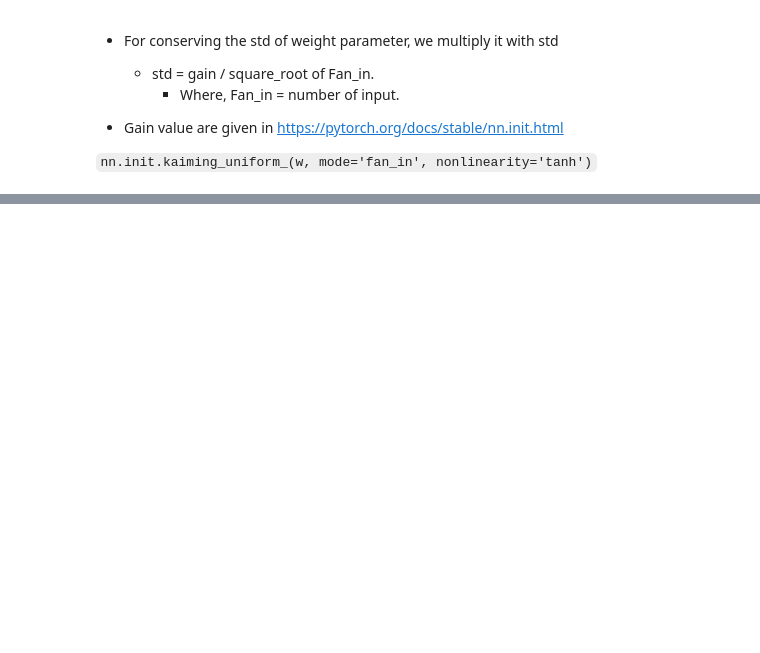
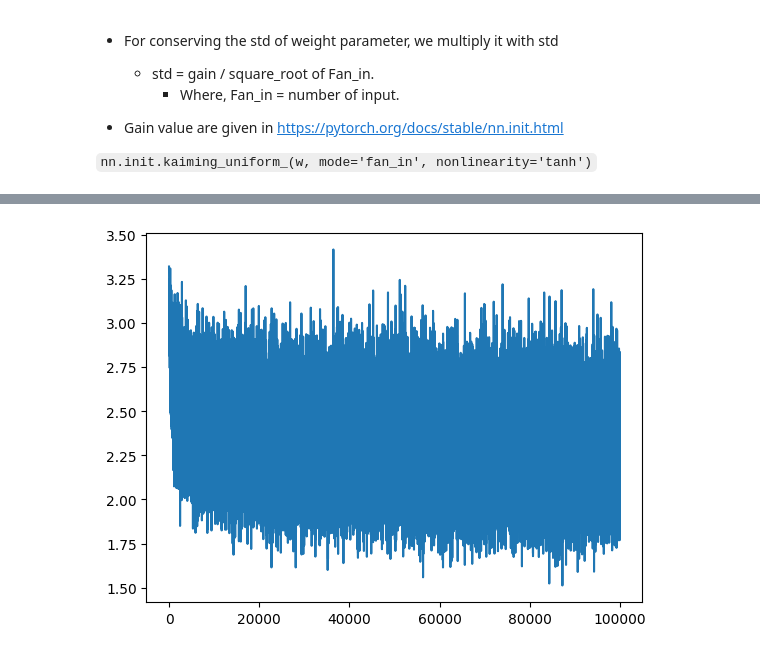
Before and after one commit to Vampaxx/Language_Model, a Jupyter notebook: Language_model/MLP_character_level_Language_Part-2.ipynb, the cells around one changed output, grey strips where cells are left out. Drawn from its saved outputs; the diff is of its cells as text; code cells hidden in the pictures; blank space fills up the shorter version.

Commit message:
Batch_normalization_MLP

```diff
--- a/Language_model/MLP_character_level_Language_Part-2.ipynb
+++ b/Language_model/MLP_character_level_Language_Part-2.ipynb
@@ -609,0 +610,4 @@ total numbers of parameters :   11897
+# %%
+parameters,C,w1,b1,w2,b2 = initialization_parameters()
+for para in parameters:
+    para.requires_grad = True
@@ -656,0 +686,34 @@ val 2.1674749851226807
+# %%
+n_iter      = 100000
+batch_size  = 32
+loss_i      = []
+
+for i in range(n_iter):
+    ix              = torch.randint(0,x_train.shape[0],(batch_size,),generator=g,device="cuda:0") # 32 numbers between 0 to 182437==>> shape (32,)
+    x_batch,y_batch = x_train[ix],y_train[ix]
+
+    # forward pass
+    emb         = C[x_batch]                # (32,3,10)
+    emb         = emb.view(emb.shape[0],-1) # (32,30)
+    h_preact    = emb @ w1 + b1             # (32,200)
+    #batch normalization
+    bn_mean_i   = torch.mean(h_preact,dim=0,keepdim=True)
+    bn_std_i    = torch.std(h_preact,dim=0,keepdim=True)
+    h_preact    = (h_preact - bn_mean_i) / bn_std_i
+    h_preact    = bn_gain * h_preact + bn_bias
+    h_act       = torch.tanh(h_preact)                  # (32,200)
+
+    logits      = h_act @ w2 + b2                       # (32,27)
+    loss        = F.cross_entropy(logits,y_batch)
+    for para in parameters:
+        para.grad = None
+    loss.backward()
+
+    lr = 0.1 if n_iter < 85000 else 0.01                # step learning rate decay
+    for para in parameters:
+        para.data += -lr * para.grad
+
+    # track loss
+    if i % 10000 == 0:
+        print(f"{i:7d}/{n_iter:7d} :   {loss.item():.4f}")
+    loss_i.append(loss.item())
@@ -656,0 +735,4 @@ val 2.1674749851226807
+# %%
+plt.plot(loss_i);
+# %% [output]
+[figure, added]
```
Also changed, not shown: parts of 28 cells of this notebook.
